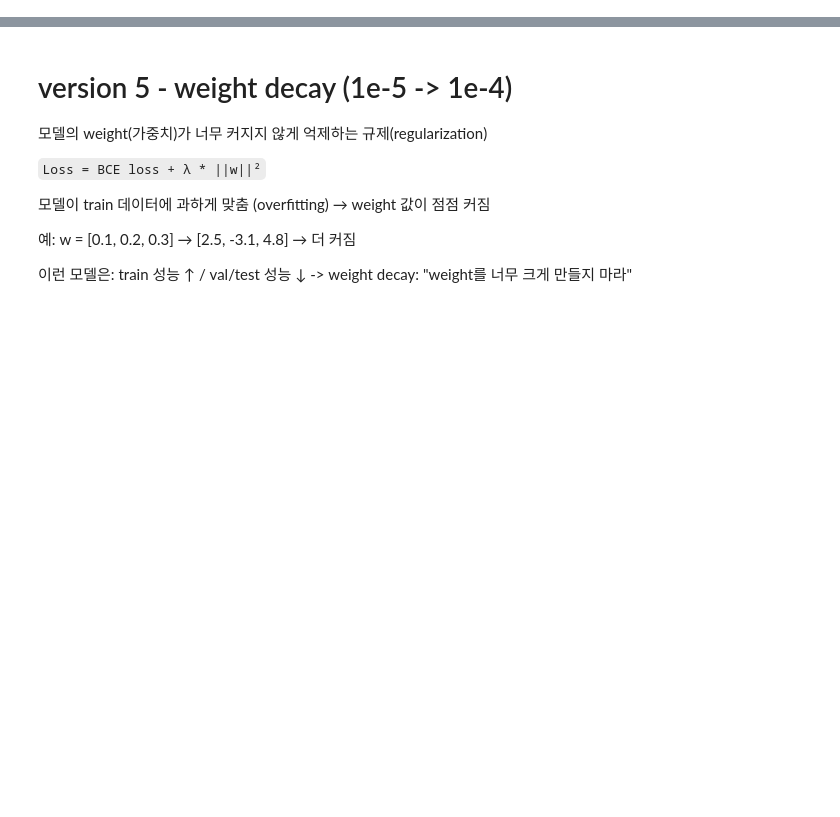
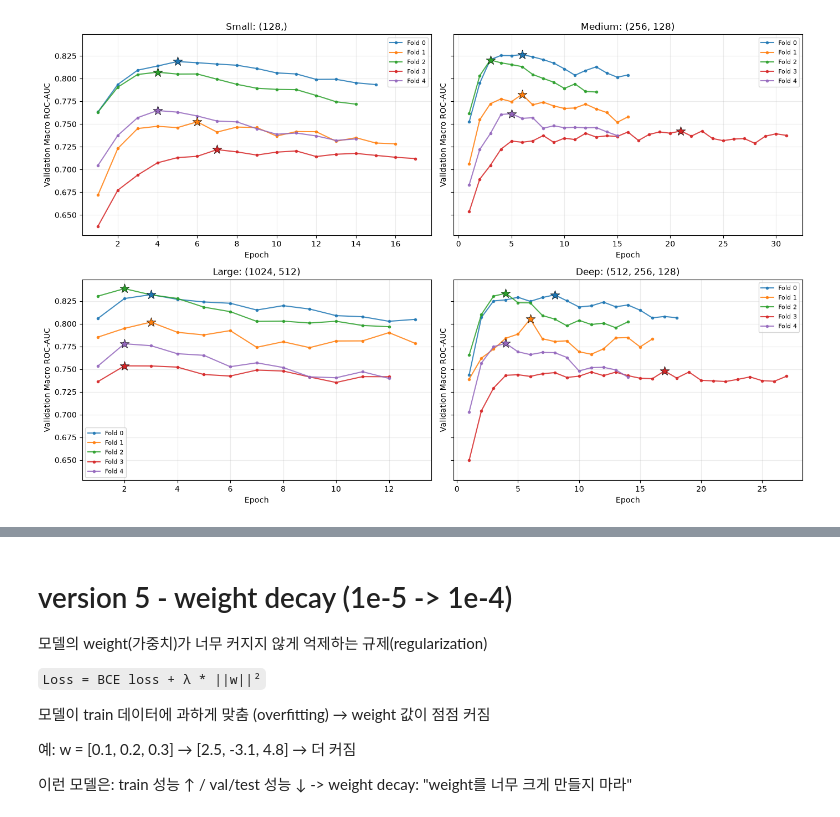
Before and after one commit to jungeun1228/2026_02_Tox21_ML_DL, a Jupyter notebook: notebooks/2026_Tox21_DL.ipynb, the cells around one changed output, grey strips where cells are left out. Cells and saved outputs as stored; diff of their text form; code cells hidden in the pictures; blank space fills up the shorter version.

```diff
--- a/notebooks/2026_Tox21_DL.ipynb
+++ b/notebooks/2026_Tox21_DL.ipynb
@@ -1477,0 +53,6 @@ plt.show()
+# %%
+from tox21_ml.data import load_sdf
+
+df = load_sdf(sdf_path)
+
+display(df.head())
@@ -1477,0 +475,14 @@ plt.show()
+# %%
+import torch
+
+from tox21_dl.models import Tox21MLP
+
+# Inspect the original two-hidden-layer architecture
+model_check = Tox21MLP(
+    input_dim=X_train_all.shape[1],
+    n_tasks=len(target_cols),
+    hidden_dims=(1024, 512),
+    dropout=0.3,
+)
+
+print(model_check)
@@ -1477,0 +2636,67 @@ plt.show()
+# %%
+# Compare validation ROC-AUC learning curves
+
+fig, axes = plt.subplots(
+    2, 2,
+    figsize=(14, 9),
+    sharey=True,
+)
+
+for ax, name in zip(
+    axes.flatten(),
+    architecture_candidates,
+):
+    result = architecture_results[name]
+
+    history = result["history_df"]
+    fold_results = result["fold_df"]
+
+    for fold_id, h in history.groupby("fold_id"):
+
+        h = h.sort_values("epoch")
+
+        line, = ax.plot(
+            h["epoch"],
+            h["val_mean_roc_auc"],
+            marker="o",
+            markersize=3,
+            label=f"Fold {fold_id}",
+            alpha=0.85,
+        )
+
+        best_epoch = int(
+            fold_results.loc[
+                fold_results["fold_id"] == fold_id,
+                "best_epoch",
+            ].iloc[0]
+        )
+
+        best_auc = h.loc[
+            h["epoch"] == best_epoch,
+            "val_mean_roc_auc",
+        ].iloc[0]
+
+        ax.scatter(
+            best_epoch,
+            best_auc,
+            color=line.get_color(),
+            marker="*",
+            s=160,
+            edgecolor="black",
+            linewidth=0.5,
+            zorder=5,
+        )
+
+    ax.set_title(
+        f"{name}: {architecture_candidates[name]}"
+    )
+
+    ax.set_xlabel("Epoch")
+    ax.set_ylabel("Validation Macro ROC-AUC")
+    ax.grid(alpha=0.25)
+    ax.legend(fontsize=8)
+
+plt.tight_layout()
+plt.show()
+# %% [output]
+[figure, added]
```
Also changed, not shown: parts of 219 cells of this notebook, 12 other files.
